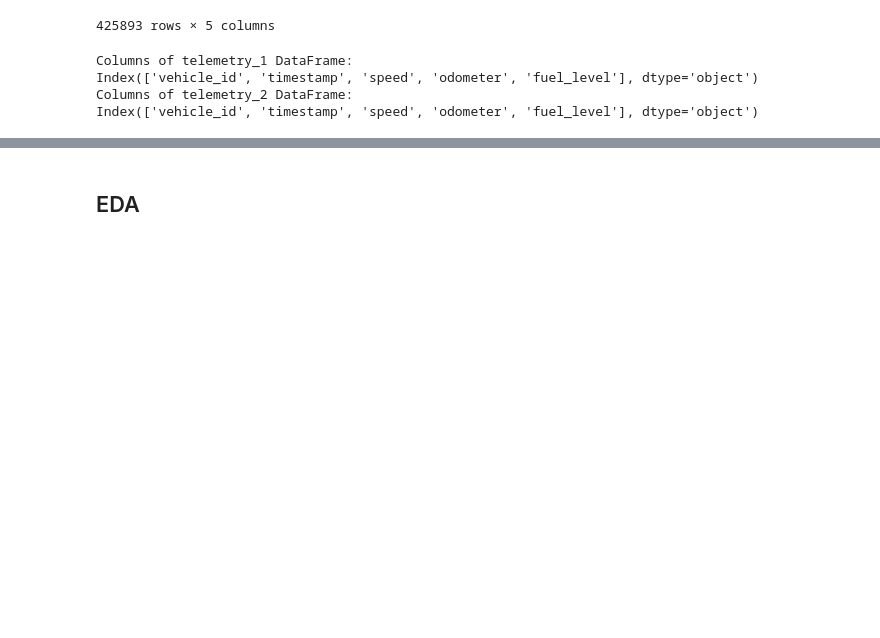
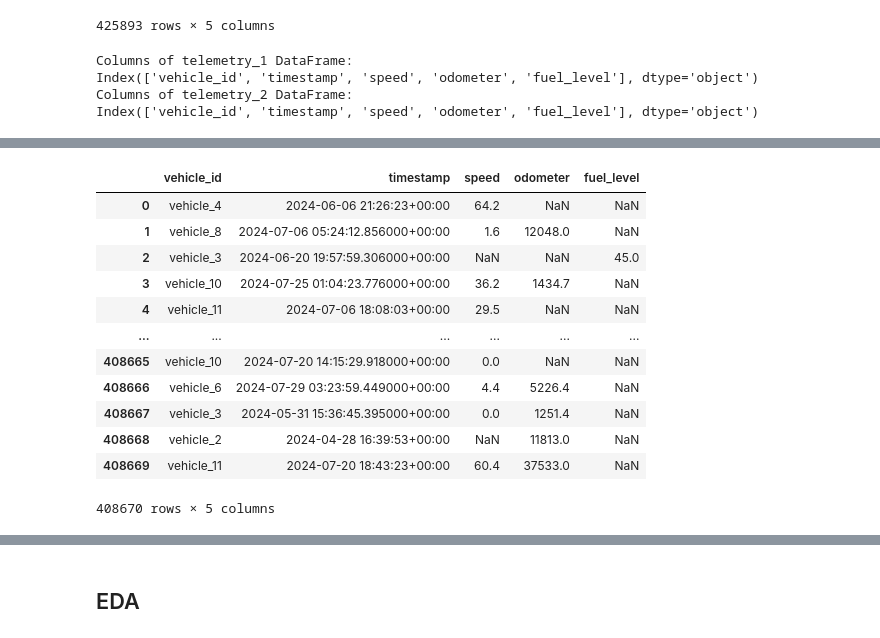
Before and after one commit to suhani221/motorq, a Jupyter notebook: Preprocessing.ipynb, the cells around one changed output, grey strips where cells are left out. Drawn from its saved outputs; the diff is of its cells as text; code cells hidden in the pictures; blank space fills up the shorter version.

```diff
--- a/Preprocessing.ipynb
+++ b/Preprocessing.ipynb
@@ -199,3 +118,19 @@ Index(['vehicle_id', 'timestamp', 'speed', 'odometer', 'fuel_level'], dtype='obj
+# %%
+telemetry_1
+# %% [output]
+|  | vehicle_id | timestamp | speed | odometer | fuel_level |
+| 0 | vehicle_4 | 2024-06-06 21:26:23+00:00 | 64.2 | NaN | NaN |
+| 1 | vehicle_8 | 2024-07-06 05:24:12.856000+00:00 | 1.6 | 12048.0 | NaN |
+| 2 | vehicle_3 | 2024-06-20 19:57:59.306000+00:00 | NaN | NaN | 45.0 |
+| 3 | vehicle_10 | 2024-07-25 01:04:23.776000+00:00 | 36.2 | 1434.7 | NaN |
+| 4 | vehicle_11 | 2024-07-06 18:08:03+00:00 | 29.5 | NaN | NaN |
+| ... | ... | ... | ... | ... | ... |
+| 408665 | vehicle_10 | 2024-07-20 14:15:29.918000+00:00 | 0.0 | NaN | NaN |
+| 408666 | vehicle_6 | 2024-07-29 03:23:59.449000+00:00 | 4.4 | 5226.4 | NaN |
+| 408667 | vehicle_3 | 2024-05-31 15:36:45.395000+00:00 | 0.0 | 1251.4 | NaN |
+| 408668 | vehicle_2 | 2024-04-28 16:39:53+00:00 | NaN | 11813.0 | NaN |
+| 408669 | vehicle_11 | 2024-07-20 18:43:23+00:00 | 60.4 | 37533.0 | NaN |
+408670 rows × 5 columns
 # %%
 # Perform an inner join on 'vehicle_id' and 'timestamp' to find overlaps
 overlap = pd.merge(telemetry_1, telemetry_2, on=['vehicle_id', 'timestamp'], how='inner')
```
Also changed, not shown: parts of 23 cells of this notebook, 3 other files.
